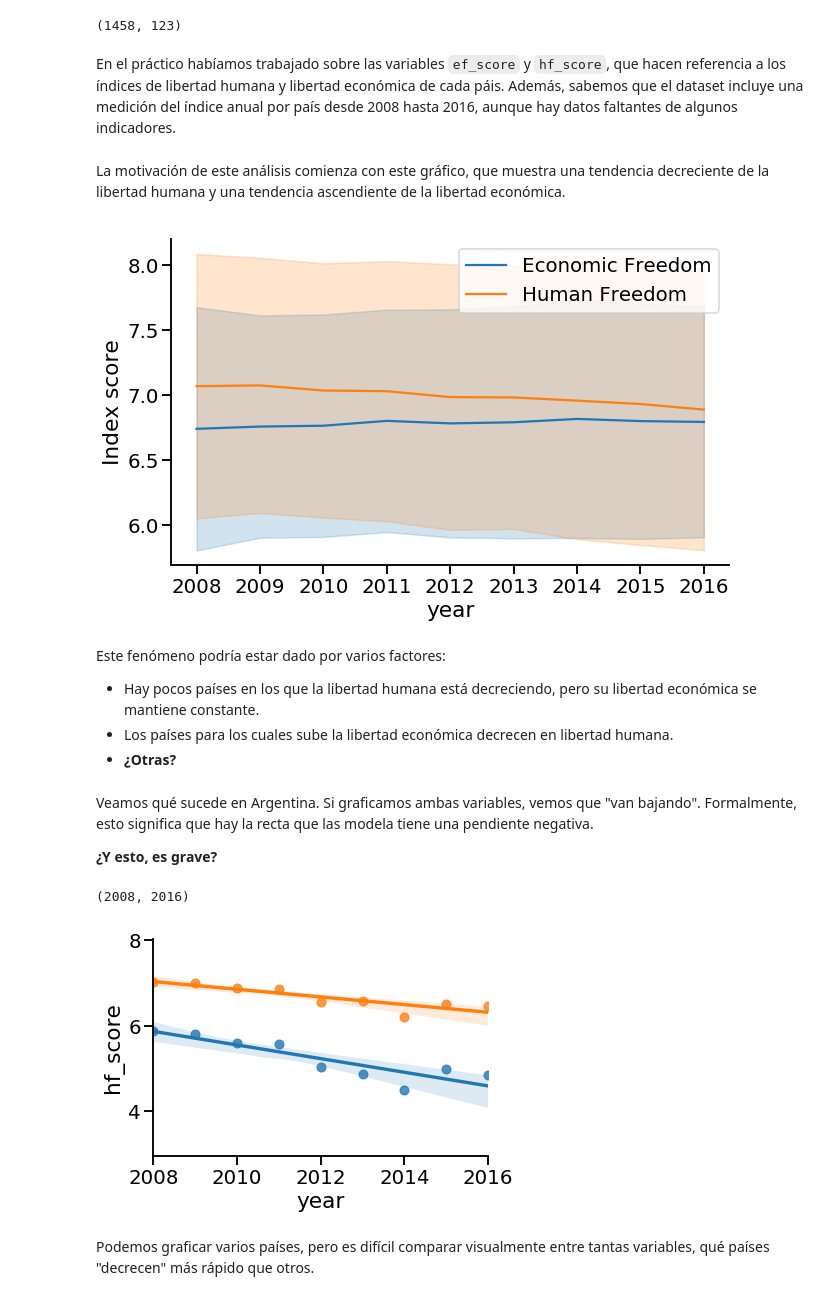
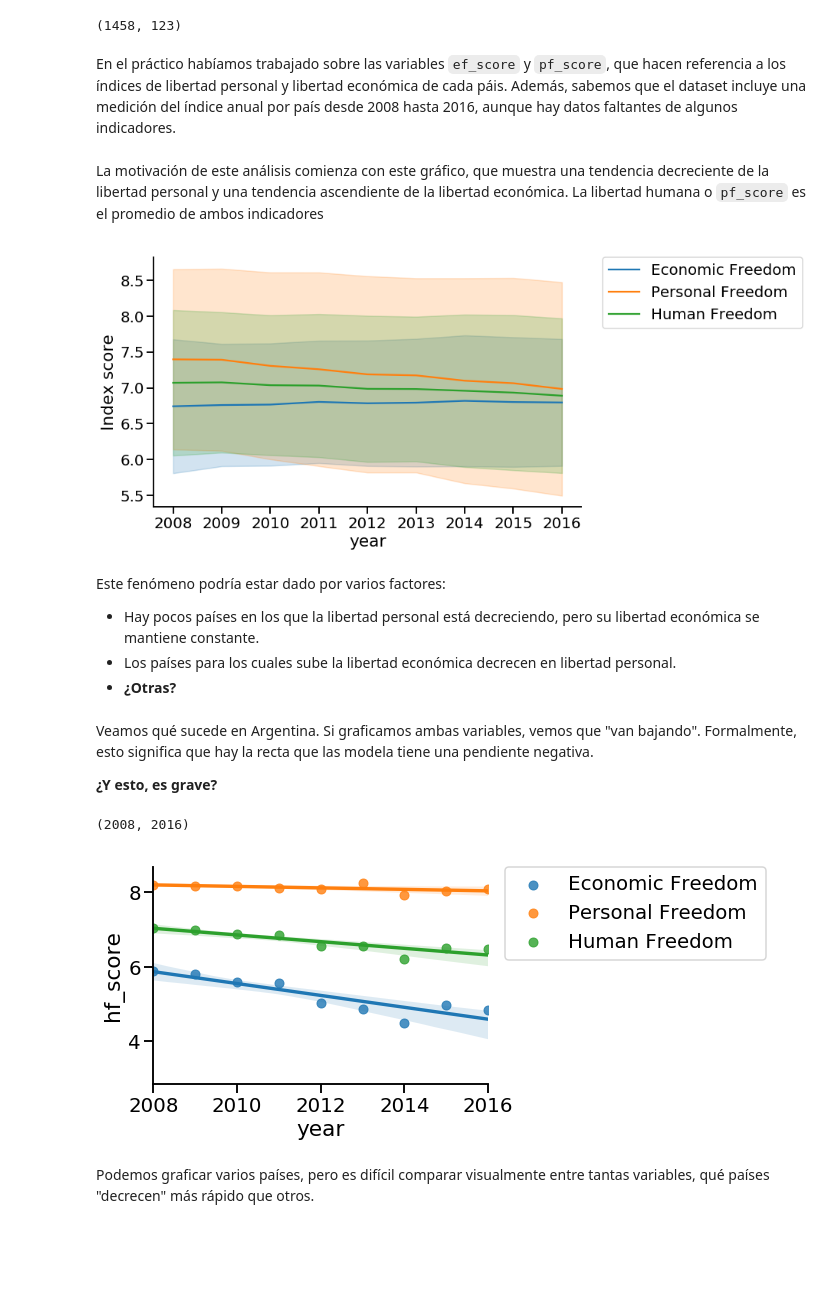
Before and after one commit to DiploDatos/AnalisisyVisualizacion, a Jupyter notebook: 03_regresion_lineal.ipynb, the cells around one changed output. Cells and saved outputs as stored; diff of their text form; code cells hidden in the pictures; blank space fills up the shorter version.

```diff
--- a/03_regresion_lineal.ipynb
+++ b/03_regresion_lineal.ipynb
@@ -31,26 +31,31 @@ dataset.shape
 # %% [output]
 (1458, 123)
 # %% [markdown]
-En el práctico habíamos trabajado sobre las variables `ef_score` y `hf_score`, que hacen referencia a los índices de libertad humana y libertad económica de cada páis. Además, sabemos que el dataset incluye una medición del índice anual por país desde 2008 hasta 2016, aunque hay datos faltantes de algunos indicadores.
+En el práctico habíamos trabajado sobre las variables `ef_score` y `pf_score`, que hacen referencia a los índices de libertad personal y libertad económica de cada páis. Además, sabemos que el dataset incluye una medición del índice anual por país desde 2008 hasta 2016, aunque hay datos faltantes de algunos indicadores.
 # %% [markdown]
-La motivación de este análisis comienza con este gráfico, que muestra una tendencia decreciente de la libertad humana y una tendencia ascendiente de la libertad económica.
+La motivación de este análisis comienza con este gráfico, que muestra una tendencia decreciente de la libertad personal y una tendencia ascendiente de la libertad económica. La libertad humana o `pf_score` es el promedio de ambos indicadores
 # %%
 plt.figure(figsize=(10,6))
 seaborn.lineplot(data=dataset,
                  x='year', y='ef_score',
                  label='Economic Freedom', ci='sd')
 seaborn.lineplot(data=dataset,
+                 x='year', y='pf_score',
+                 label='Personal Freedom', ci='sd')
+
+seaborn.lineplot(data=dataset,
                  x='year', y='hf_score',
                  label='Human Freedom', ci='sd')
 plt.legend()
+plt.legend(bbox_to_anchor=(1.05, 1), loc=2, borderaxespad=0.)
 plt.ylabel('Index score')
 seaborn.despine()
 # %% [output]
-[figure, old version]
+[figure, new version]
 # %% [markdown]
 Este fenómeno podría estar dado por varios factores:
-  * Hay pocos países en los que la libertad humana está decreciendo, pero su libertad económica se mantiene constante.
-  * Los países para los cuales sube la libertad económica decrecen en libertad humana.
+  * Hay pocos países en los que la libertad personal está decreciendo, pero su libertad económica se mantiene constante.
+  * Los países para los cuales sube la libertad económica decrecen en libertad personal.
   * **¿Otras?**
 # %% [markdown]
 Veamos qué sucede en Argentina. Si graficamos ambas variables, vemos que "van bajando". Formalmente, esto significa que hay la recta que las modela tiene una pendiente negativa.
@@ -58,14 +63,18 @@ Veamos qué sucede en Argentina. Si graficamos ambas variables, vemos que "van b
 **¿Y esto, es grave?**
 # %%
 seaborn.regplot(data=dataset[(dataset.ISO_code == 'ARG')],
-                    x='year', y='ef_score')
+                    x='year', y='ef_score', label='Economic Freedom')
 seaborn.regplot(data=dataset[(dataset.ISO_code == 'ARG')],
-                    x='year', y='hf_score')
+                    x='year', y='pf_score', label='Personal Freedom')
+seaborn.regplot(data=dataset[(dataset.ISO_code == 'ARG')],
+                    x='year', y='hf_score', label='Human Freedom')
+plt.legend()
+plt.legend(bbox_to_anchor=(1.05, 1), loc=2, borderaxespad=0.)
 seaborn.despine()
 plt.xlim(2008, 2016)
 # %% [output]
 (2008, 2016)
-[figure, old version]
+[figure, new version]
 # %% [markdown]
 Podemos graficar varios países, pero es difícil comparar visualmente entre tantas variables, qué países "decrecen" más rápido que otros.
 # %%
```
Also changed, not shown: parts of 20 cells of this notebook.
